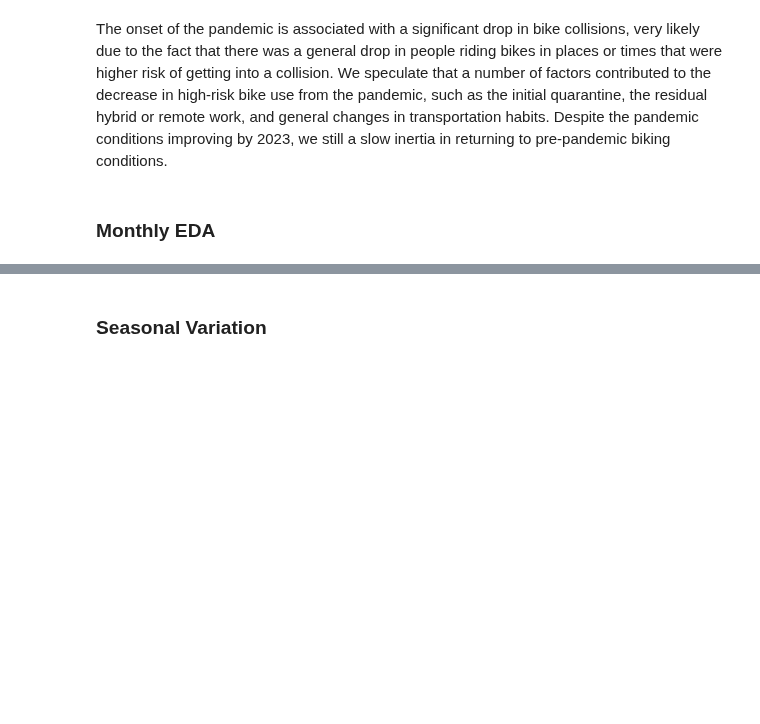
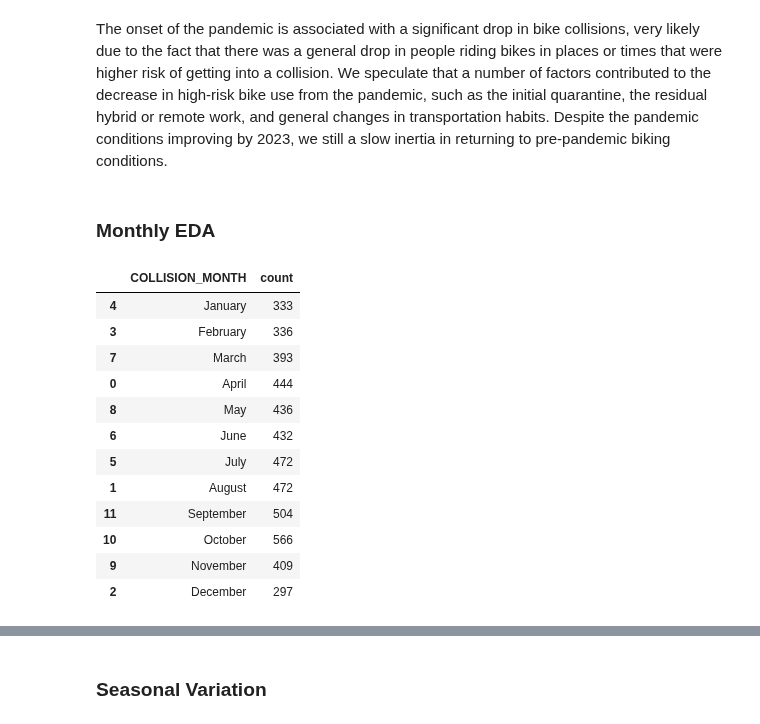
Before and after one commit to UCB-stat-159-f25/final-group07, a Jupyter notebook: data_exploration.ipynb, the cells around one changed output, grey strips where cells are left out. Cells and saved outputs as stored; diff of their text form; code cells hidden in the pictures; blank space fills up the shorter version.

```diff
--- a/data_exploration.ipynb
+++ b/data_exploration.ipynb
@@ -100,6 +92,24 @@ plt.show()
 The onset of the pandemic is associated with a significant drop in bike collisions, very likely due to the fact that there was a general drop in people riding bikes in places or times that were higher risk of getting into a collision. We speculate that a number of factors contributed to the decrease in high-risk bike use from the pandemic, such as the initial quarantine, the residual hybrid or remote work, and general changes in transportation habits. Despite the pandemic conditions improving by 2023, we still a slow inertia in returning to pre-pandemic biking conditions.
 # %% [markdown]
 ### Monthly EDA
+# %%
+#monthly_crashes = monthly_crashes.reset_index(name ='count')
+monthly_crashes = monthly_crashes.sort_values( by = ['COLLISION_MONTH'], key=lambda column: column.apply(order.index))
+monthly_crashes
+# %% [output]
+|  | COLLISION_MONTH | count |
+| 4 | January | 333 |
+| 3 | February | 336 |
+| 7 | March | 393 |
+| 0 | April | 444 |
+| 8 | May | 436 |
+| 6 | June | 432 |
+| 5 | July | 472 |
+| 1 | August | 472 |
+| 11 | September | 504 |
+| 10 | October | 566 |
+| 9 | November | 409 |
+| 2 | December | 297 |
 # %%
 crashes['COLLISION_MONTH'] = crashes['COLLISION_DATE_CLEAN'].dt.month_name()
 order = [
```
Also changed, not shown: parts of 19 cells of this notebook, 13 other files.
